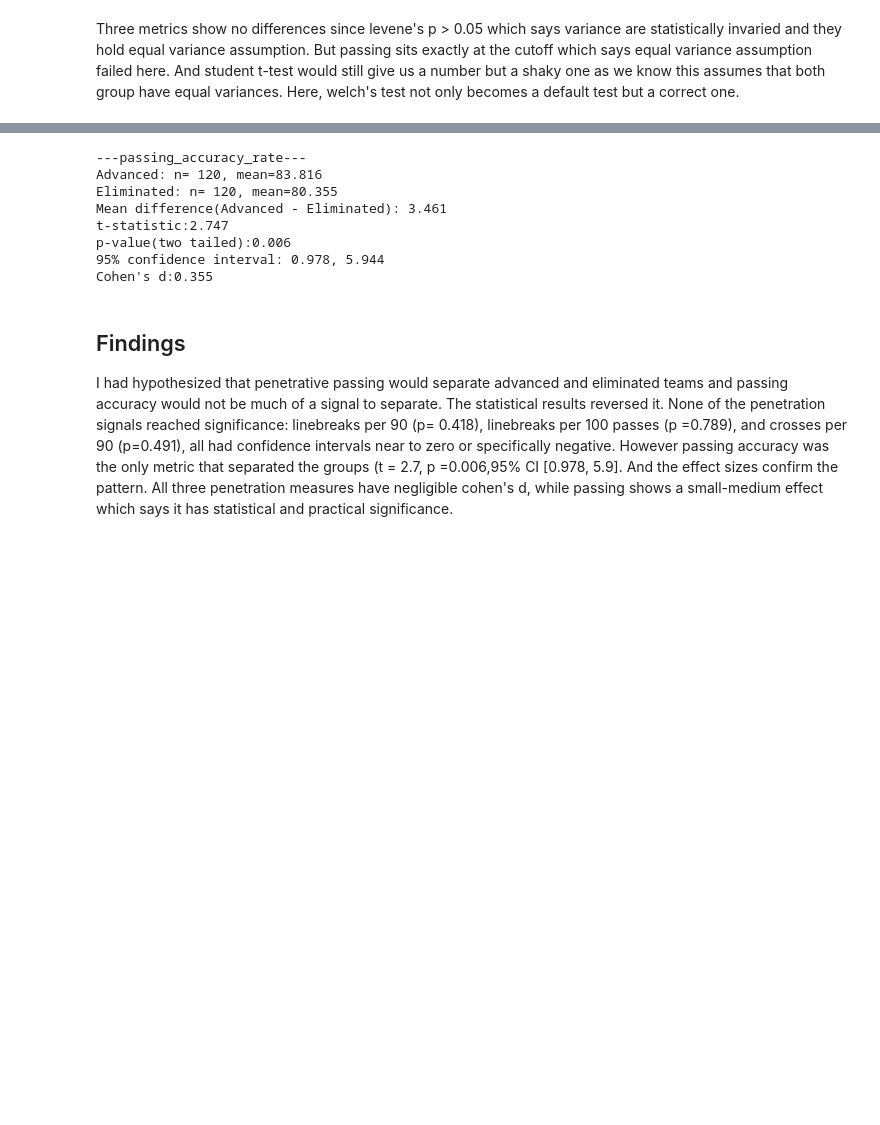
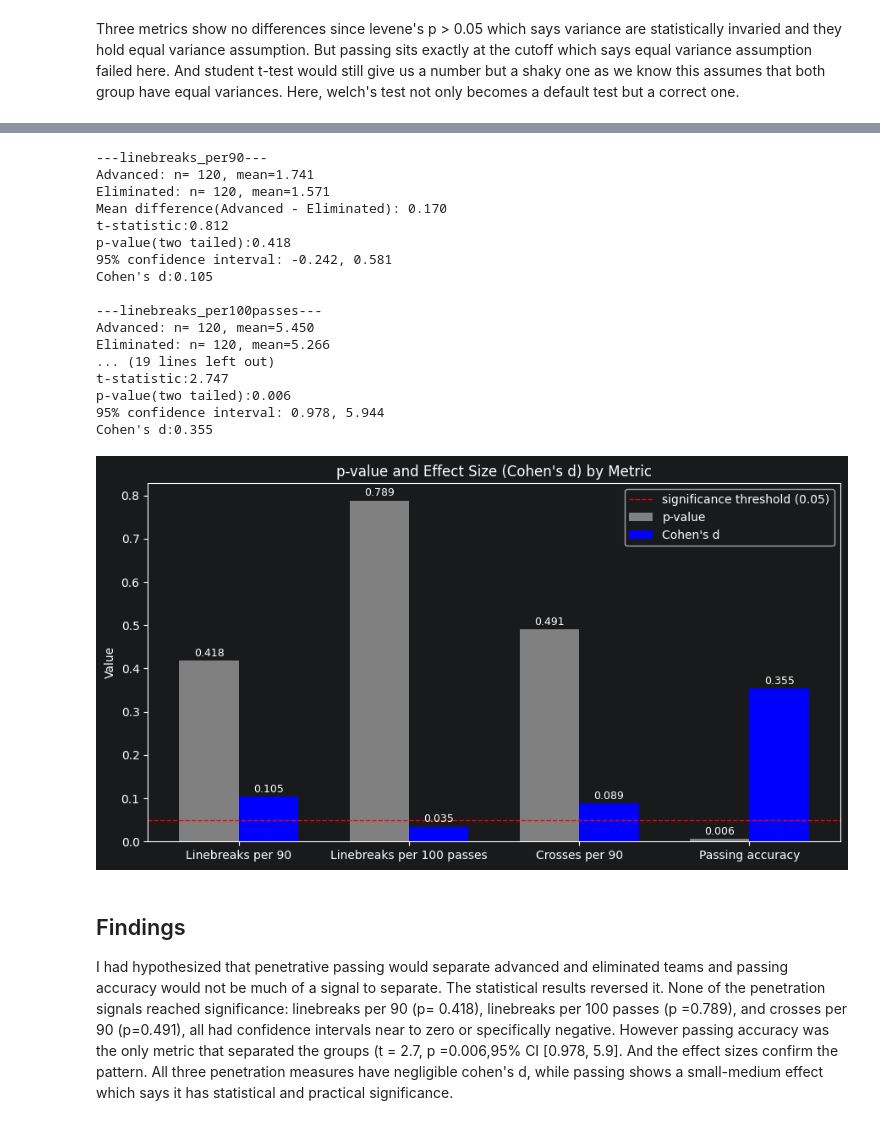
Before and after one commit to birat-timsina/HIT140_Group81, a Jupyter notebook: passing/Passing.ipynb, the cells around one changed output, grey strips where cells are left out. Saved outputs shown, nothing was run; the diff lists cells and outputs as text; code cells hidden in the pictures; blank space fills up the shorter version.

Commit message:
Add: barplot for cohen's d and p-value

```diff
--- a/passing/Passing.ipynb
+++ b/passing/Passing.ipynb
@@ -605,6 +605,4 @@ def ci_and_ttest(df, metric_col, group_col='advanced', confidence=0.95):
     print(f"{int(confidence*100)}% confidence interval: {ci.low:.3f}, {ci.high:.3f}")
     print(f"Cohen's d:{cohens_d:.3f}")
     print()
-    return result, ci
-
-result, ci = ci_and_ttest(sample_df, 'linebreaks_per100passes')
+    return result, ci, cohens_d
@@ -620,2 +608,0 @@ Cohen's d:0.035
-# %%
-result, ci = ci_and_ttest(sample_df, 'linebreaks_per90')
@@ -631,2 +608,0 @@ Cohen's d:0.105
-# %%
-result, ci = ci_and_ttest(sample_df, 'crosses_per90')
@@ -642,14 +609,59 @@ Cohen's d:0.089
-# %%
-result, ci = ci_and_ttest(sample_df, 'passing_accuracy_rate')
-# %% [output]
----passing_accuracy_rate---
-Advanced: n= 120, mean=83.816
-Eliminated: n= 120, mean=80.355
-Mean difference(Advanced - Eliminated): 3.461
-t-statistic:2.747
-p-value(two tailed):0.006
-95% confidence interval: 0.978, 5.944
-Cohen's d:0.355
+# %%
+import numpy as np
+
+metrics = ['linebreaks_per90', 'linebreaks_per100passes', 'crosses_per90', 'passing_accuracy_rate']
+labels = ['Linebreaks per 90', 'Linebreaks per 100 passes', 'Crosses per 90', 'Passing accuracy']
+
+cohens_ds = []
+p_values = []
+
+for metric in metrics:
+    result, ci, cohens_d = ci_and_ttest(sample_df, metric)
+    cohens_ds.append(cohens_d)
+    p_values.append(result.pvalue)
+x = np.arange(len(labels))
+width = 0.35
+
+fig, ax = plt.subplots(figsize=(9, 5))
+bars1 = ax.bar(x - width/2, p_values, width, label='p-value', color='gray')
+bars2 = ax.bar(x + width/2, cohens_ds, width, label="Cohen's d", color='blue')
+
+for bar in bars1:
+    ax.text(bar.get_x() + bar.get_width()/2, bar.get_height() + 0.01,
+            f"{bar.get_height():.3f}", ha='center', fontsize=9)
+for bar in bars2:
+    ax.text(bar.get_x() + bar.get_width()/2, bar.get_height() + 0.01,
+            f"{bar.get_height():.3f}", ha='center', fontsize=9)
+
+ax.axhline(0.05, color='red', linestyle='--', linewidth=1, label='significance threshold (0.05)')
+
+ax.set_xticks(x)
+ax.set_xticklabels(labels)
+ax.set_ylabel("Value")
+ax.set_title("p-value and Effect Size (Cohen's d) by Metric")
+ax.legend()
+plt.tight_layout()
+plt.savefig('pvalue_cohens_d_barplot.png', dpi=150, bbox_inches='tight')
+plt.show()
+# %% [output]
+---linebreaks_per90---
+Advanced: n= 120, mean=1.741
+Eliminated: n= 120, mean=1.571
+Mean difference(Advanced - Eliminated): 0.170
+t-statistic:0.812
+p-value(two tailed):0.418
+95% confidence interval: -0.242, 0.581
+Cohen's d:0.105
+
+---linebreaks_per100passes---
+Advanced: n= 120, mean=5.450
+Eliminated: n= 120, mean=5.266
+... (19 lines left out)
+t-statistic:2.747
+p-value(two tailed):0.006
+95% confidence interval: 0.978, 5.944
+Cohen's d:0.355
+[figure, added]
 # %% [markdown]
 ## Findings
 I had hypothesized that penetrative passing would separate advanced and eliminated teams and passing accuracy would not be much of a signal to separate. The statistical results reversed it. None of the penetration signals reached significance: linebreaks per 90 (p= 0.418), linebreaks per 100 passes (p =0.789), and crosses per 90 (p=0.491), all had confidence intervals near to zero or specifically negative. However passing accuracy was the only metric that separated the groups (t = 2.7, p =0.006,95% CI [0.978, 5.9]. And the effect sizes confirm the pattern. All three penetration measures have negligible cohen's d, while passing shows a small-medium effect which says it has statistical and practical significance.
```
Also changed, not shown: parts of 4 cells of this notebook, 1 other file.
